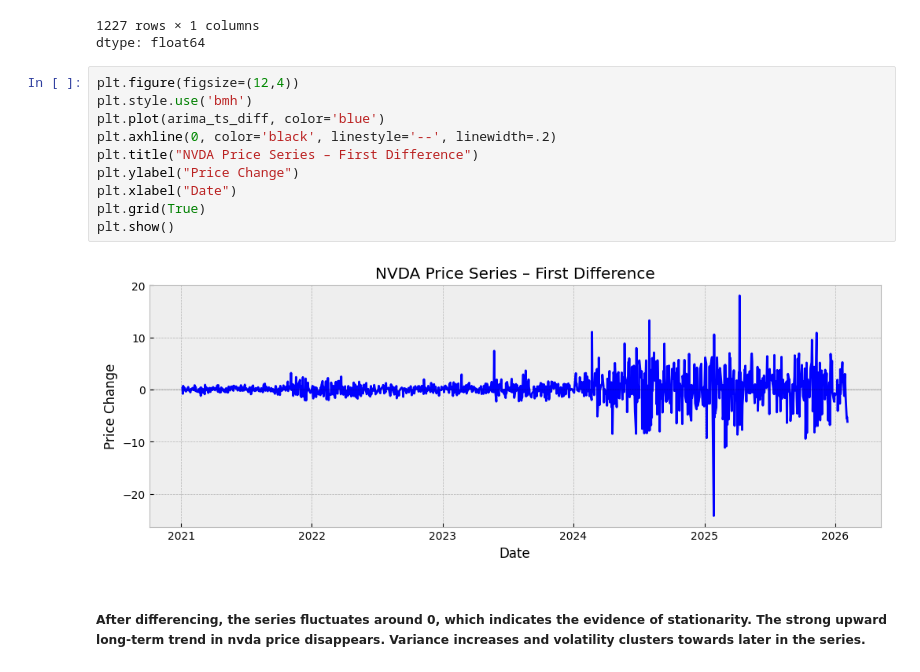
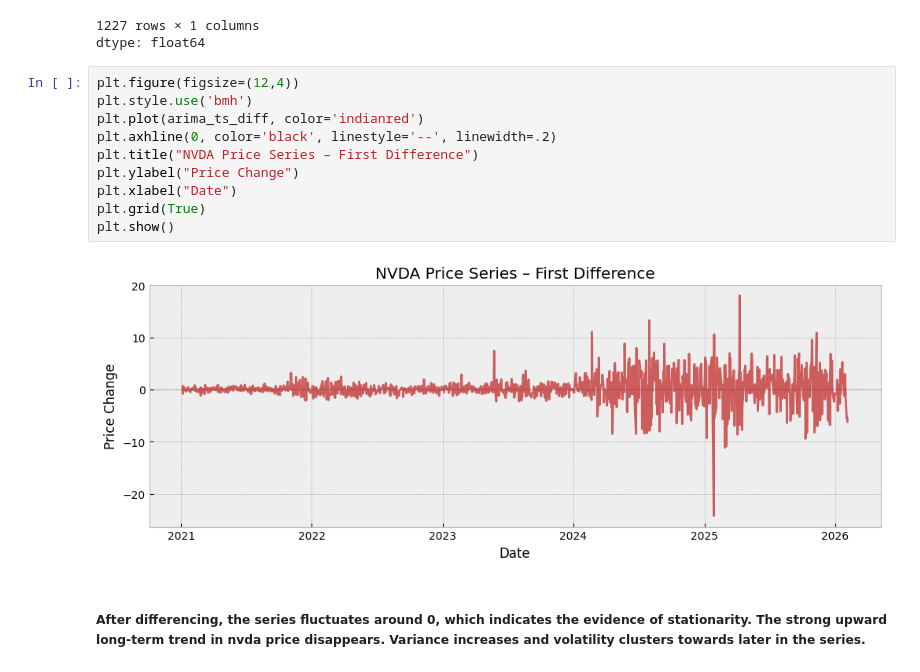
Before and after one commit to EsserMishelle/short-term-stock-forecast, a Jupyter notebook: 02_arima_price_model.ipynb, the cells around one changed output. Saved outputs shown, nothing was run; the diff lists cells and outputs as text.

```diff
--- a/02_arima_price_model.ipynb
+++ b/02_arima_price_model.ipynb
@@ -135,15 +136,15 @@ dtype: float64
 # %%
 plt.figure(figsize=(12,4))
 plt.style.use('bmh')
-plt.plot(arima_ts_diff, color='blue')
+plt.plot(arima_ts_diff, color='indianred')
 plt.axhline(0, color='black', linestyle='--', linewidth=.2)
 plt.title("NVDA Price Series – First Difference")
 plt.ylabel("Price Change")
 plt.xlabel("Date")
 plt.grid(True)
 plt.show()
 # %% [output]
-[figure, old version]
+[figure, new version]
 # %% [markdown]
 ##### After differencing, the series fluctuates around 0, which indicates the evidence of stationarity. The strong upward long-term trend in nvda price disappears. Variance increases and volatility clusters towards later in the series.
 # %% [markdown]
```
Also changed, not shown: parts of 5 cells of this notebook.
